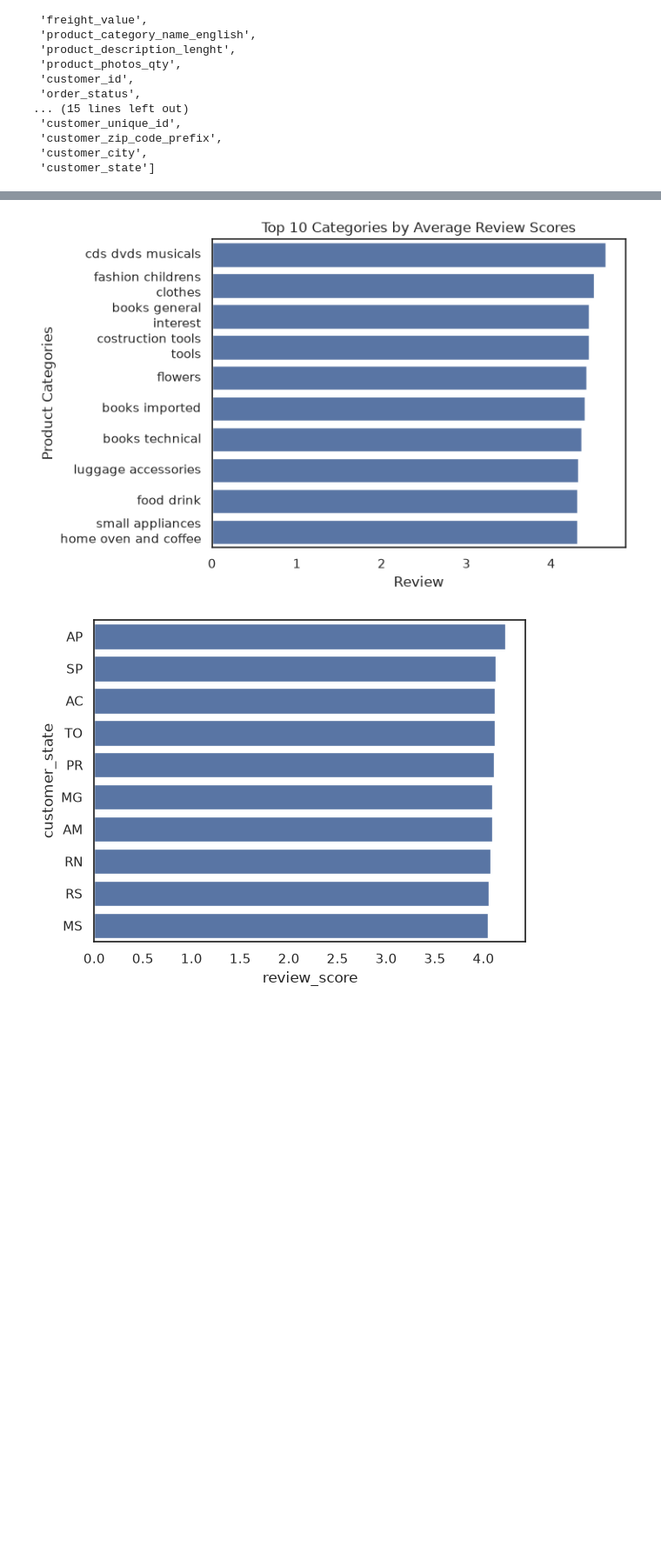
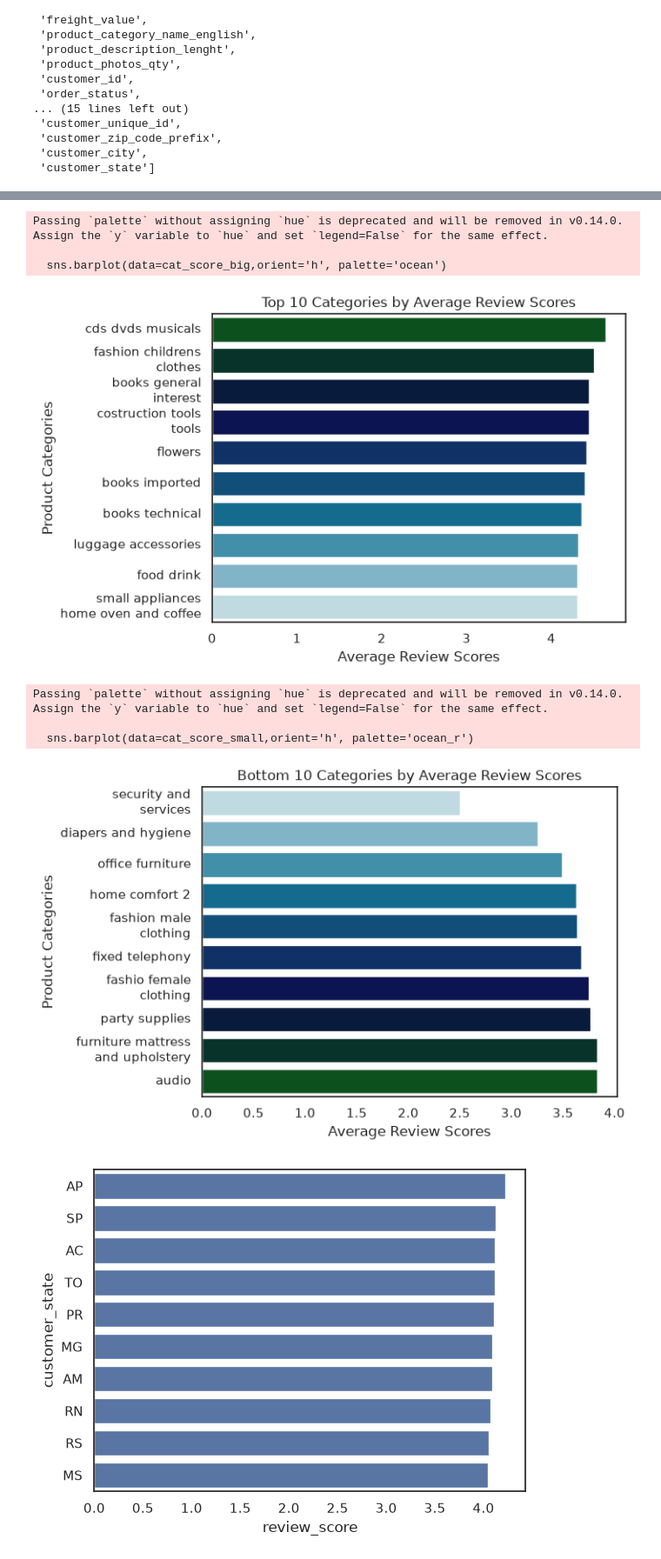
Before and after one commit to skinnyfrit/ay2627-tcx3901, a Jupyter notebook: EDA.ipynb, the cells around one changed output, grey strips where cells are left out. Shown at 87% size. Cells and saved outputs as stored; diff of their text form; code cells hidden in the pictures; blank space fills up the shorter version.

```diff
--- a/EDA.ipynb
+++ b/EDA.ipynb
@@ -662,0 +737,21 @@ plt.show()
+# %%
+df_no_id = df.drop(columns=['order_id', 'order_item_id', 'product_id', 'seller_id','customer_id','customer_unique_id','seller_id','review_id'])
+df_reduced = df_no_id[['review_score','price','freight_value','product_photos_qty',
+                       'payment_sequential','payment_installments_total',
+                       'carrier_delivered_offset', 'customer_eta_from_purchase_days',
+                       'customer_delivered_offset', 'approval_duration', 'customer_eta_from_approval_days']]
+corr = df_reduced.corr()
+# print(type(corr))
+# ticklabels = ['price', 'freight value', '(product) desc length', '(product) photos qty', 'review score', '(payment) sequential', '(payment) instalments', 'seller zip code', 'customer zip code']
+label = format_labels(list(df_reduced.columns))
+
+sns.set_theme(style="white")
+cmap = sns.diverging_palette(230, 20, as_cmap=True)
+mask = np.triu(np.ones_like(corr, dtype=bool))
+
+sns.heatmap(corr, cmap=cmap, annot=True, fmt=".2f",mask=mask, square = True, annot_kws={'size': 8}, xticklabels=label, yticklabels=label)
+plt.tick_params(axis='both', labelsize=10)
+plt.yticks(va='center', rotation_mode='anchor')
+plt.xticks(ha='right', rotation_mode='xtick')
+plt.title('Correlation Matrix of Review Score, Price, Freight Value and new features')
+plt.show()
@@ -696,15 +811,32 @@ plt.show()
 # %%
-cat_score = df.groupby('product_category_name_english')['review_score'].mean().nlargest(10)
-labels = list(cat_score.index)
+cat_score_big = df.groupby('product_category_name_english')['review_score'].mean().nlargest(10)
+labels = list(cat_score_big.index)
 
-sns.barplot(data=cat_score,orient='h')
+sns.barplot(data=cat_score_big,orient='h', palette='ocean')
 plt.title('Top 10 Categories by Average Review Scores')
-plt.xlabel('Review')
+plt.xlabel('Average Review Scores')
 plt.ylabel('Product Categories')
 plt.yticks(labels, format_labels(labels), va='center', rotation_mode='anchor')
 plt.show()
+
+cat_score_small = df.groupby('product_category_name_english')['review_score'].mean().nsmallest(10)
+labels = list(cat_score_small.index)
+
+sns.barplot(data=cat_score_small,orient='h', palette='ocean_r')
+plt.title('Bottom 10 Categories by Average Review Scores')
+plt.xlabel('Average Review Scores')
+plt.ylabel('Product Categories')
+plt.yticks(labels, format_labels(labels), va='center', rotation_mode='anchor')
+plt.show()
 # %% [output]
+Passing `palette` without assigning `hue` is deprecated and will be removed in v0.14.0. Assign the `y` variable to `hue` and set `legend=False` for the same effect.
+
+  sns.barplot(data=cat_score_big,orient='h', palette='ocean')
-[figure, old version]
+[figure, new version]
+Passing `palette` without assigning `hue` is deprecated and will be removed in v0.14.0. Assign the `y` variable to `hue` and set `legend=False` for the same effect.
+
+  sns.barplot(data=cat_score_small,orient='h', palette='ocean_r')
+[figure, added]
 # %%
 cust_state_score = df.groupby('customer_state')['review_score'].mean().nlargest(10)
 labels = list(cust_state_score.index)
```
Also changed, not shown: parts of 28 cells of this notebook, 1 other file.
